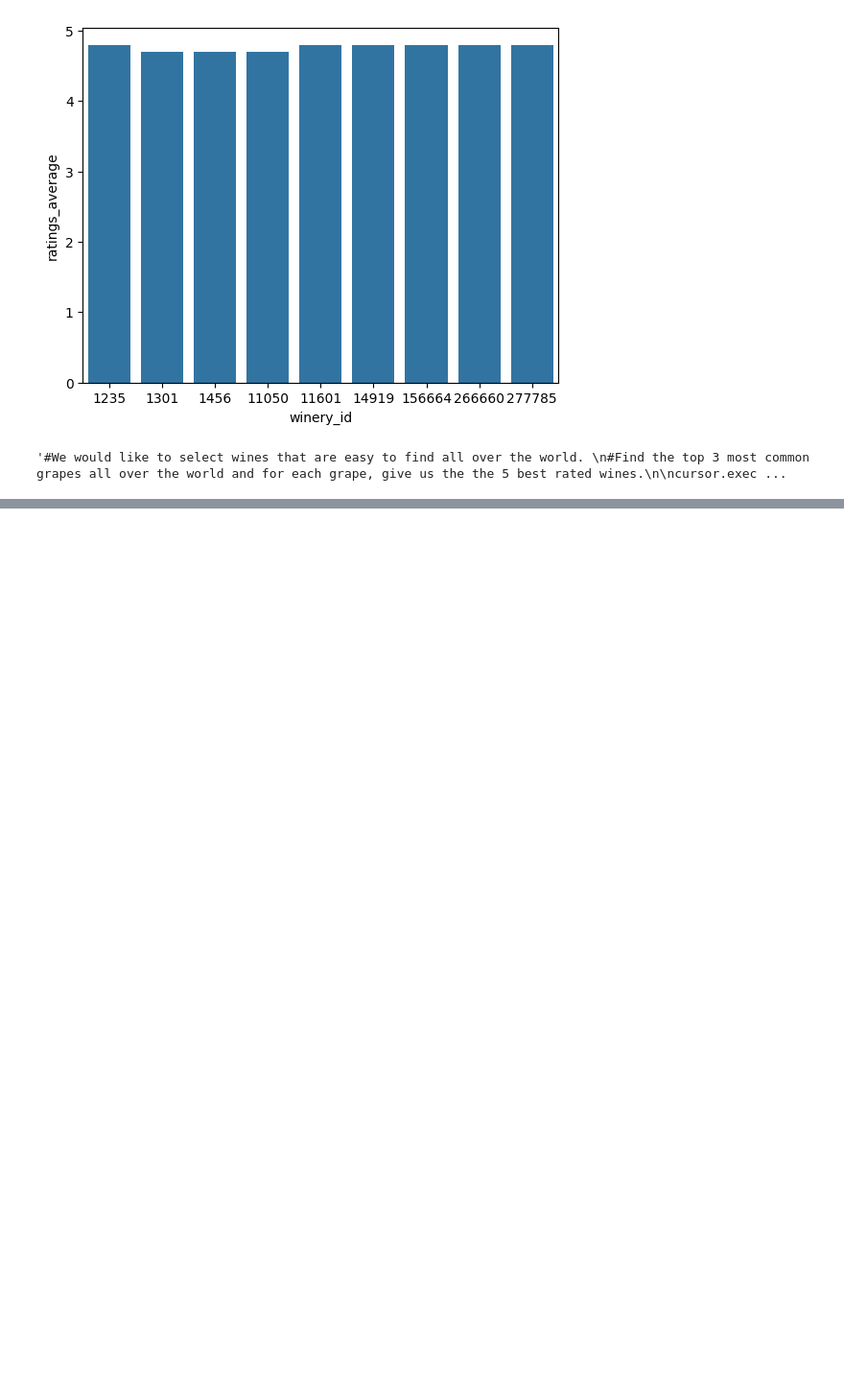
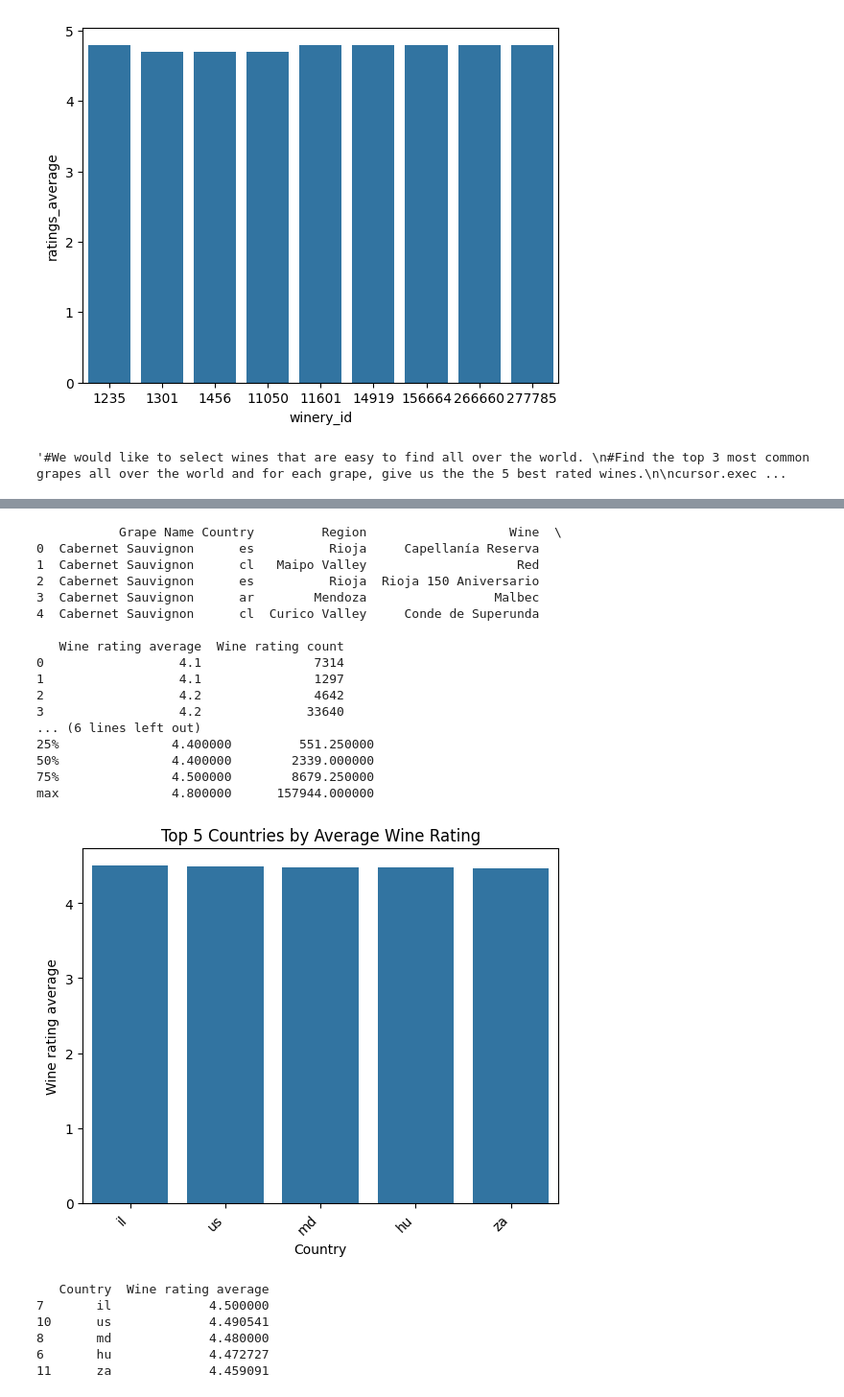
Before and after one commit to KriszgruberL/Vivino, a Jupyter notebook: visualisations/vivino.ipynb, the cells around one changed output, grey strips where cells are left out. Shown at 96% size. Drawn from its saved outputs; the diff is of its cells as text; code cells hidden in the pictures; blank space fills up the shorter version.

```diff
--- a/visualisations/vivino.ipynb
+++ b/visualisations/vivino.ipynb
@@ -139,0 +115,75 @@ max               4.800000      157944.000000
+# %%
+#One of our VIP clients likes Cabernet Sauvignon and would like our top 5 recommendations. Which wines would you recommend to him?
+
+df = pd.read_csv('cabernet_by_rating.csv')
+
+
+print(df.head(5))
+print(df.describe())
+
+# Grouping by 'Wine rating average' and getting the most common 'Country'
+dataAgg = df.groupby('Wine rating average')['Country'].agg(lambda x: x.mode()[0]).reset_index()
+
+
+# Aggregating by 'Country' and calculating the mean of 'Wine rating average'
+countryAgg = df.groupby('Country')['Wine rating average'].mean().reset_index()
+
+# Sorting by 'Wine rating average' in descending order to find the top 5 countries
+top_5_countries = countryAgg.sort_values(by='Wine rating average', ascending=False).head(5)
+
+sns.barplot(x='Country', y='Wine rating average', data=top_5_countries)
+plt.xticks(rotation=45, ha='right')
+plt.title('Top 5 Countries by Average Wine Rating')
+plt.show()
+
+# Display the top 5 countries
+print(top_5_countries)
+
+
+
+
+
+# Assuming your dataframe is named df
+dataAgg = df.groupby('Region')['Wine rating average'].mean().reset_index()
+
+# Sort the regions by average wine rating
+dataAgg = dataAgg.sort_values(by='Wine rating average', ascending=False)
+
+# Select the top 5 regions
+top_5_regions = dataAgg.head(5)
+
+# Plotting the top 5 regions
+sns.barplot(x='Region', y='Wine rating average', data=top_5_regions)
+plt.xticks(rotation=45, ha='right')
+plt.title('Top 5 Regions by Average Wine Rating')
+plt.show()
+
+
+# Top 5 Regions
+top_3_regions = dataAgg.head(5)
+print(top_3_regions)
+# %% [output]
+           Grape Name Country         Region                   Wine  \
+0  Cabernet Sauvignon      es          Rioja     Capellanía Reserva
+1  Cabernet Sauvignon      cl   Maipo Valley                    Red
+2  Cabernet Sauvignon      es          Rioja  Rioja 150 Aniversario
+3  Cabernet Sauvignon      ar        Mendoza                 Malbec
+4  Cabernet Sauvignon      cl  Curico Valley     Conde de Superunda
+
+   Wine rating average  Wine rating count
+0                  4.1               7314
+1                  4.1               1297
+2                  4.2               4642
+3                  4.2              33640
+... (6 lines left out)
+25%               4.400000         551.250000
+50%               4.400000        2339.000000
+75%               4.500000        8679.250000
+max               4.800000      157944.000000
+[figure, added]
+   Country  Wine rating average
+7       il             4.500000
+10      us             4.490541
+8       md             4.480000
+6       hu             4.472727
+11      za             4.459091
```
Also changed, not shown: parts of 2 cells of this notebook, 2 other files.
